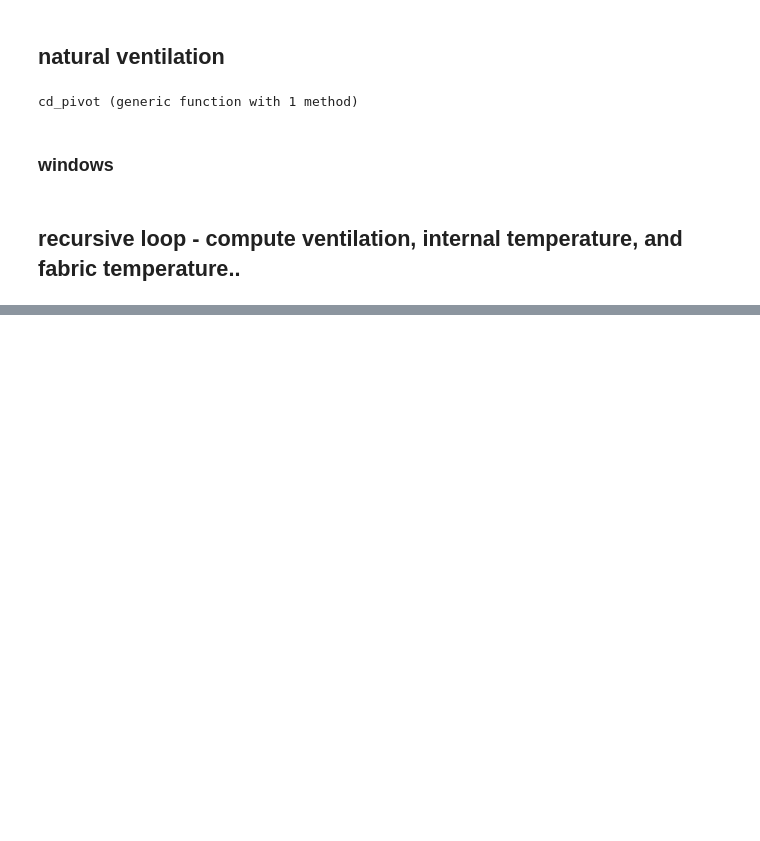
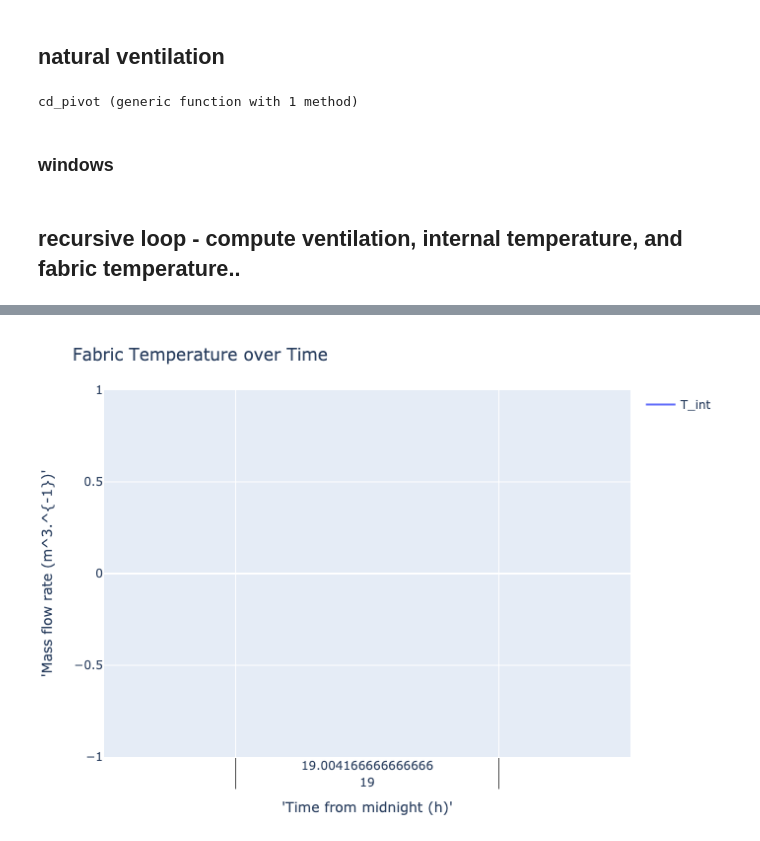
Before and after one commit to juliet29/bthermal_model, a Jupyter notebook: notebooks/hw7q4.ipynb, the cells around one changed output, grey strips where cells are left out. Saved outputs shown, nothing was run; the diff lists cells and outputs as text; code cells hidden in the pictures; blank space fills up the shorter version.

```diff
--- a/notebooks/hw7q4.ipynb
+++ b/notebooks/hw7q4.ipynb
@@ -106,3 +149,12 @@ Tout        = 273 .+Tout;
 TintReal    = 273 .+TintRec;
 # %% [markdown]
 ## recursive loop - compute ventilation, internal temperature, and fabric temperature..
+# %%
+Q1 = zeros(length(time));
+Q2 = zeros(length(time));
+Q3 = zeros(length(time));
+Q_tot = zeros(length(time));
+Env = zeros(length(time));
+qconvst = zeros(length(time));
+b = zeros(1,Nx)
+Eist = zeros(length(time));
@@ -146,0 +226,8 @@ for t=1:length(time)
+# %%
+Vnvtot = Q_tot;
+t1 = PlotlyJS.scatter(x=time_in_hours,  y=vec(Vnvtot ), mode="lines", name="T_int")
+# t2 =  PlotlyJS.scatter(x=t/3600,  y=T[1,:], mode="lines", name="T_fabric")
+p1 = PlotlyJS.plot([t1],   config=PlotConfig(scrollZoom=false), Layout(;title="Fabric Temperature over Time", showlegend=true, xaxis_title="'Time from midnight (h)'", yaxis_title="'Mass flow rate (m^3.^{-1})'"));
+p1
+# %% [output]
+[figure, added]
```
Also changed, not shown: parts of 9 cells of this notebook.
